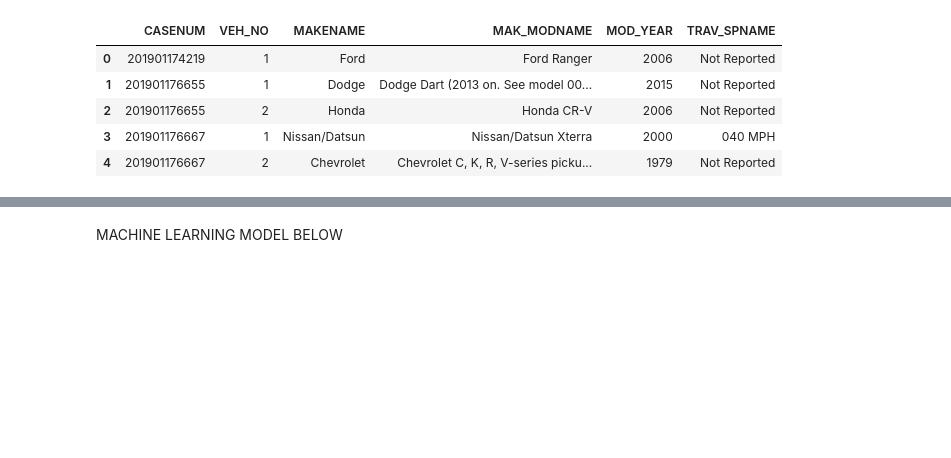
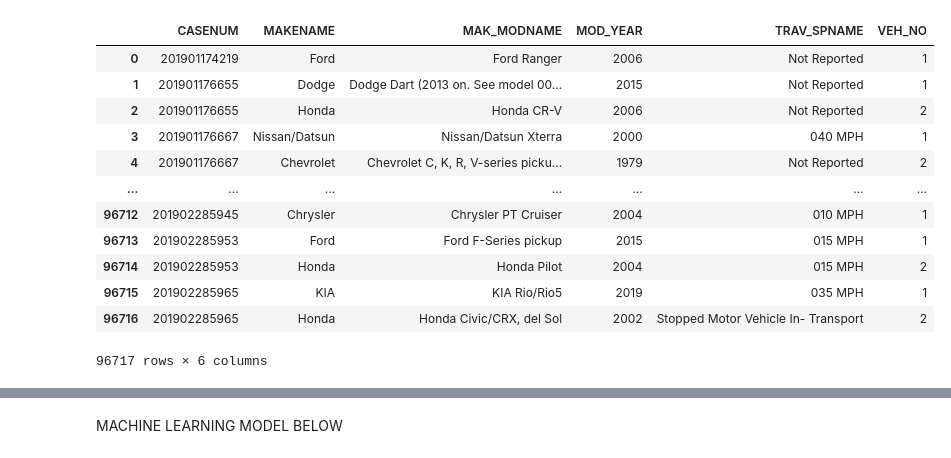
Before and after one commit to amburu4159/group-3-ku042021, a Jupyter notebook: MachineLearningModel.ipynb, the cells around one changed output, grey strips where cells are left out. Drawn from its saved outputs; the diff is of its cells as text; code cells hidden in the pictures; blank space fills up the shorter version.

Commit message:
Learning Model

```diff
--- a/MachineLearningModel.ipynb
+++ b/MachineLearningModel.ipynb
@@ -33,11 +34,18 @@ vehicle_df.head()
 # %%
 #Creating new vehicle dataframe with only certain columns
-new_vehicle_df = vehicle_df[['CASENUM', 'VEH_NO', 'MAKENAME', 'MAK_MODNAME', 'MOD_YEAR', 'TRAV_SPNAME']]
-new_vehicle_df.head()
+new_vehicle_df = vehicle_df[['CASENUM', 'MAKENAME', 'MAK_MODNAME', 'MOD_YEAR', 'TRAV_SPNAME', 'VEH_NO']]
+new_vehicle_df
 # %% [output]
-|  | CASENUM | VEH_NO | MAKENAME | MAK_MODNAME | MOD_YEAR | TRAV_SPNAME |
-| 0 | 201901174219 | 1 | Ford | Ford Ranger | 2006 | Not Reported |
-| 1 | 201901176655 | 1 | Dodge | Dodge Dart (2013 on. See model 00... | 2015 | Not Reported |
-| 2 | 201901176655 | 2 | Honda | Honda CR-V | 2006 | Not Reported |
-| 3 | 201901176667 | 1 | Nissan/Datsun | Nissan/Datsun Xterra | 2000 | 040 MPH |
-| 4 | 201901176667 | 2 | Chevrolet | Chevrolet C, K, R, V-series picku... | 1979 | Not Reported |
+|  | CASENUM | MAKENAME | MAK_MODNAME | MOD_YEAR | TRAV_SPNAME | VEH_NO |
+| 0 | 201901174219 | Ford | Ford Ranger | 2006 | Not Reported | 1 |
+| 1 | 201901176655 | Dodge | Dodge Dart (2013 on. See model 00... | 2015 | Not Reported | 1 |
+| 2 | 201901176655 | Honda | Honda CR-V | 2006 | Not Reported | 2 |
+| 3 | 201901176667 | Nissan/Datsun | Nissan/Datsun Xterra | 2000 | 040 MPH | 1 |
+| 4 | 201901176667 | Chevrolet | Chevrolet C, K, R, V-series picku... | 1979 | Not Reported | 2 |
+| ... | ... | ... | ... | ... | ... | ... |
+| 96712 | 201902285945 | Chrysler | Chrysler PT Cruiser | 2004 | 010 MPH | 1 |
+| 96713 | 201902285953 | Ford | Ford F-Series pickup | 2015 | 015 MPH | 1 |
+| 96714 | 201902285953 | Honda | Honda Pilot | 2004 | 015 MPH | 2 |
+| 96715 | 201902285965 | KIA | KIA Rio/Rio5 | 2019 | 035 MPH | 1 |
+| 96716 | 201902285965 | Honda | Honda Civic/CRX, del Sol | 2002 | Stopped Motor Vehicle In- Transport | 2 |
+96717 rows × 6 columns
```
Also changed, not shown: parts of 45 cells of this notebook.
